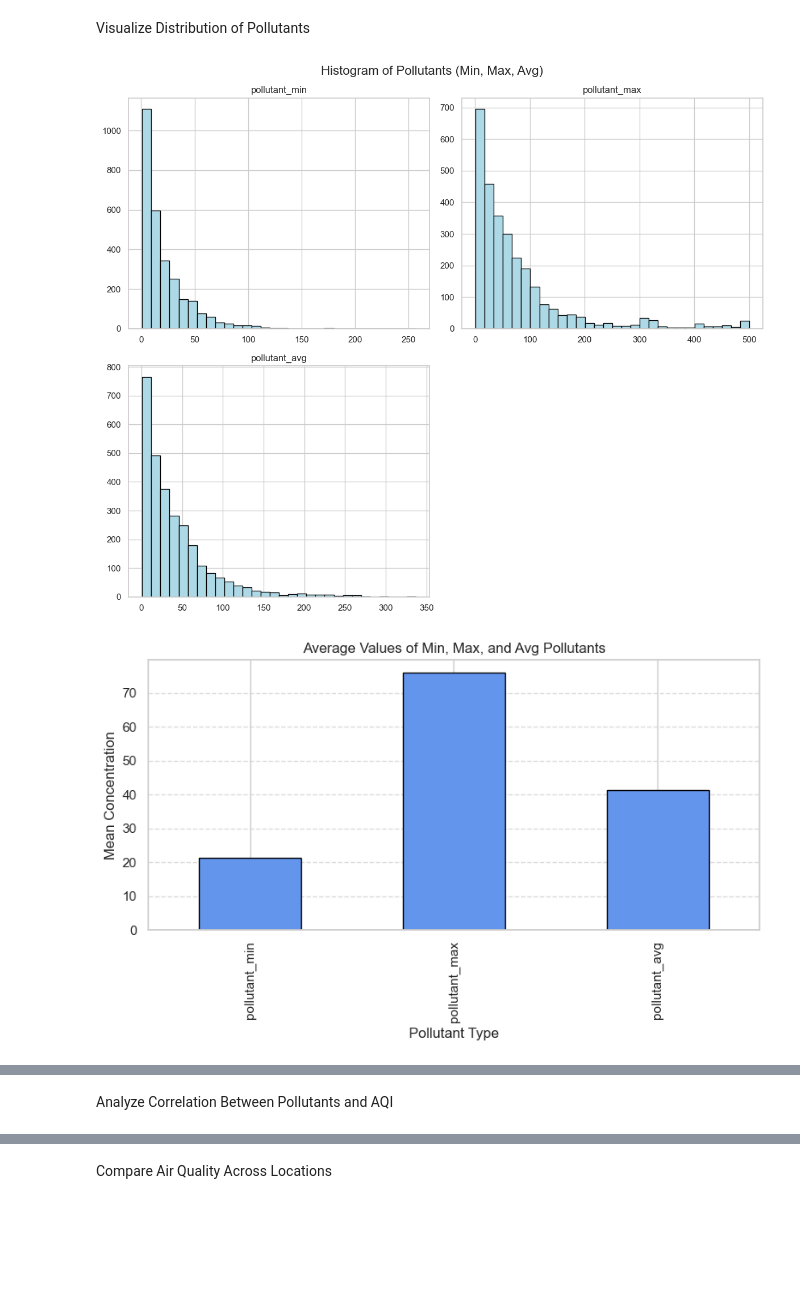
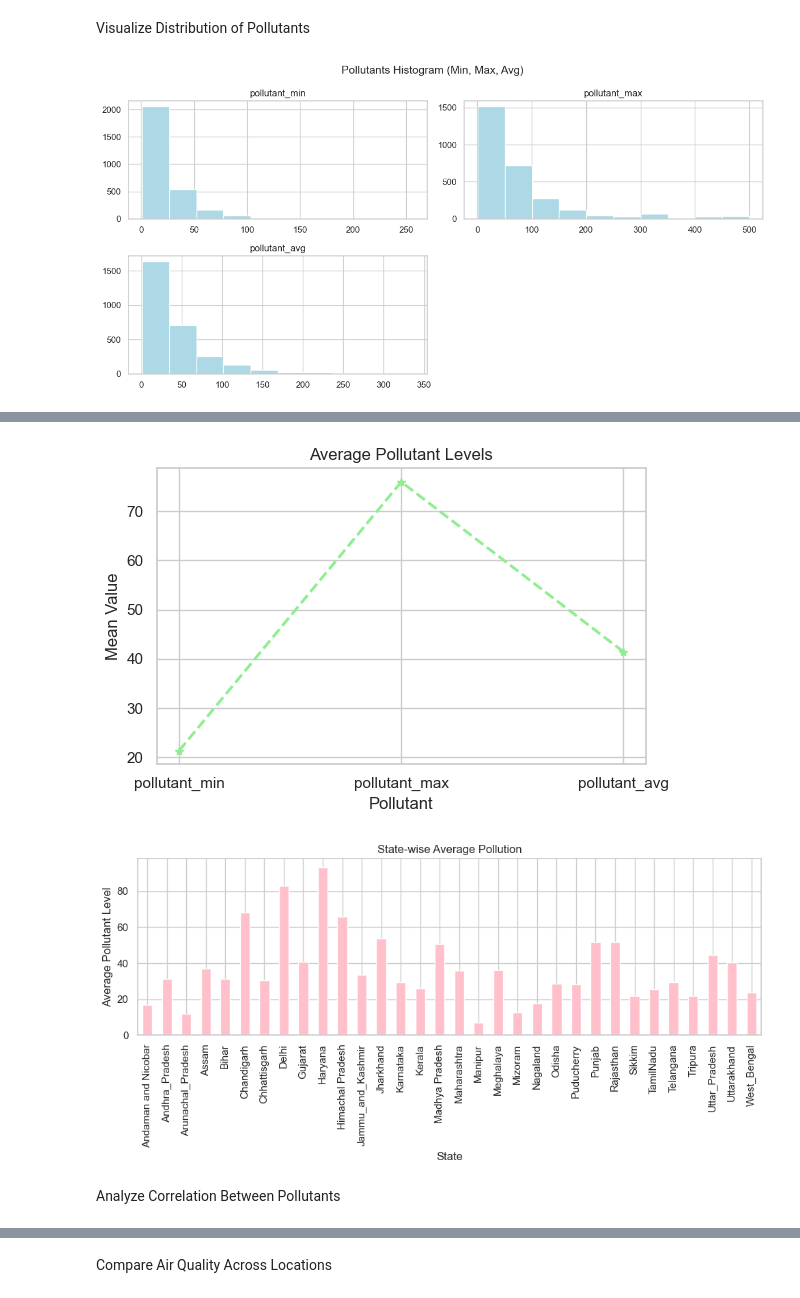
Before and after one commit to vanshsharma123456/Air-Quality-and-Pollution-Data-Across-Indian-Cities, a Jupyter notebook: Python CA2.ipynb, the cells around one changed output, grey strips where cells are left out. Cells and saved outputs as stored; diff of their text form; code cells hidden in the pictures; blank space fills up the shorter version.

```diff
--- a/Python CA2.ipynb
+++ b/Python CA2.ipynb
@@ -52,40 +53,13 @@ Name: pollutant_avg, dtype: object
 # %% [markdown]
 Visualize Distribution of Pollutants
 # %%
-columns = ['pollutant_min', 'pollutant_max', 'pollutant_avg']
-cols = [col for col in columns if col in df.columns]
-
 sns.set(style="whitegrid")
 
+cols = ['pollutant_min', 'pollutant_max', 'pollutant_avg']
 
-df[cols].hist(figsize=(12, 10), bins=30, color='lightblue', edgecolor='black')
-plt.suptitle("Histogram of Pollutants (Min, Max, Avg)", fontsize=16)
+df[cols].hist(figsize=(12, 6), color='lightblue', edgecolor='white')
+plt.suptitle("Pollutants Histogram (Min, Max, Avg)", fontsize=14)
 plt.tight_layout()
 plt.show()
-
-pollutant_means = df[cols].mean().round(2)
-
-plt.figure(figsize=(8, 5))
-pollutant_means.plot(kind='bar', color='cornflowerblue', edgecolor='black')
-
-plt.title("Average Values of Min, Max, and Avg Pollutants")
-plt.ylabel("Mean Concentration")
-plt.xlabel("Pollutant Type")
-plt.grid(axis='y', linestyle='--', alpha=0.7)
-plt.tight_layout()
-plt.show()
-
-
-state_avg = df.groupby('state')['pollutant_avg'].mean()
-
-
-state_avg.plot(kind='bar', figsize=(10, 5), color='pink', edgecolor='white')
-plt.title('State-wise Average Pollution')
-plt.xlabel('State')
-plt.ylabel('Average Pollutant Level')
-plt.xticks(rotation=45, ha='right')
-plt.tight_layout()
-plt.show()
 # %% [output]
-[figure, old version]
+[figure, new version]
-[figure, removed]
@@ -93,3 +66,24 @@ plt.show()
+# %%
+mean_values = df[cols].mean().round(2)
+
+plt.figure(figsize=(6, 4))
+plt.plot(mean_values.index, mean_values.values,marker='*',linestyle='--', color='lightgreen', linewidth=2)
+plt.title("Average Pollutant Levels")
+plt.ylabel("Mean Value")
+plt.xlabel("Pollutant")
+plt.tight_layout()
+plt.show()
+# %% [output]
+[figure, added]
+# %%
+df.groupby('state')['pollutant_avg'].mean().plot(kind='bar', color='pink', edgecolor='white', figsize=(10, 5))
+plt.title("State-wise Average Pollution")
+plt.ylabel("Average Pollutant Level")
+plt.xlabel("State")
+plt.tight_layout()
+plt.show()
+# %% [output]
+[figure, added]
 # %% [markdown]
-Analyze Correlation Between Pollutants and AQI
+Analyze Correlation Between Pollutants
 # %%
```
Also changed, not shown: parts of 13 cells of this notebook.
